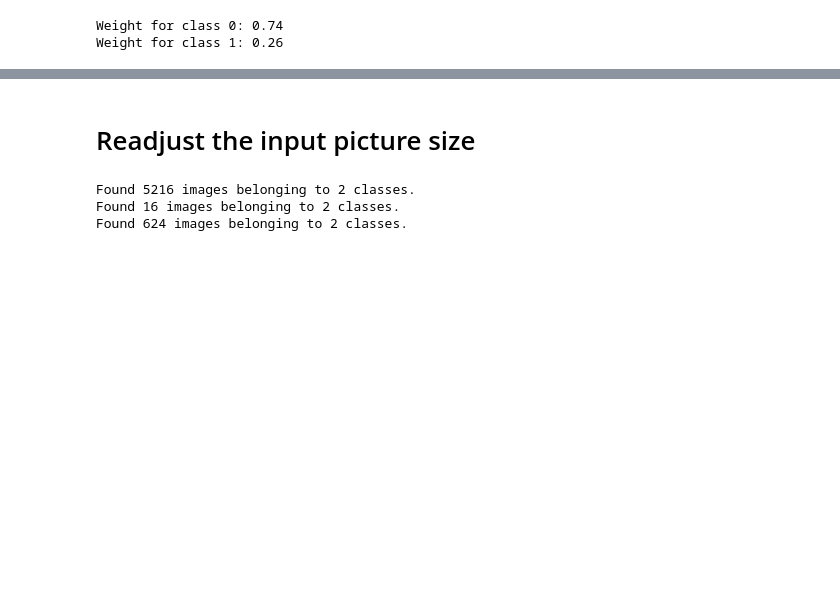
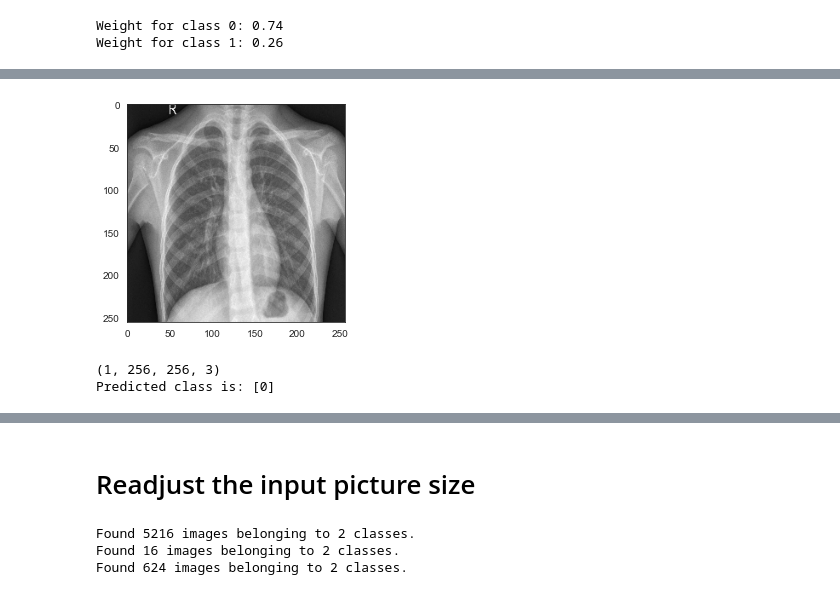
Before and after one commit to rex999wang/Comp576, a Jupyter notebook: final.ipynb, the cells around one changed output, grey strips where cells are left out. Drawn from its saved outputs; the diff is of its cells as text; code cells hidden in the pictures; blank space fills up the shorter version.

```diff
--- a/final.ipynb
+++ b/final.ipynb
@@ -134,14 +134,14 @@ model.add(Conv2D(filters=64, kernel_size=(3, 3), activation='relu'))
 model.add(BatchNormalization())
 model.add(MaxPool2D(pool_size=(2, 2)))
 
-model.add(Conv2D(filters=128, kernel_size=(3, 3), activation='relu'))
-model.add(BatchNormalization())
-model.add(Conv2D(filters=128, kernel_size=(3, 3), activation='relu'))
-model.add(BatchNormalization())
-model.add(MaxPool2D(pool_size=(2, 2)))
+# model.add(Conv2D(filters=128, kernel_size=(3, 3), activation='relu'))
+# model.add(BatchNormalization())
+# model.add(Conv2D(filters=128, kernel_size=(3, 3), activation='relu'))
+# model.add(BatchNormalization())
+# model.add(MaxPool2D(pool_size=(2, 2)))
 
 model.add(Flatten())
-model.add(Dense(128, activation='relu'))
+model.add(Dense(64, activation='relu'))
 model.add(Dropout(0.2))
 
 model.add(Dense(1, activation='sigmoid'))
@@ -202,0 +224,27 @@ Train Accuracy: 92.66%
+# %%
+from keras.preprocessing import image
+
+img_path = 'data/test/NORMAL/IM-0001-0001.jpeg'
+
+img = image.load_img(img_path, target_size=(256, 256))
+img_tensor = image.img_to_array(img)
+img_tensor = np.expand_dims(img_tensor, axis=0)
+img_tensor /= 255.
+
+plt.imshow(img_tensor[0])
+plt.show()
+
+print(img_tensor.shape)
+
+x = image.img_to_array(img)
+x = np.expand_dims(x, axis=0)
+
+images = np.vstack([x])
+# classes = model.predict_classes(images, batch_size=10)
+predict_x=model.predict(images[:,:,:,0], batch_size=10)
+classes_x=np.argmax(predict_x,axis=1)
+print("Predicted class is:",classes_x)
+# %% [output]
+[figure, added]
+(1, 256, 256, 3)
+Predicted class is: [0]
```
Also changed, not shown: parts of 20 cells of this notebook.
